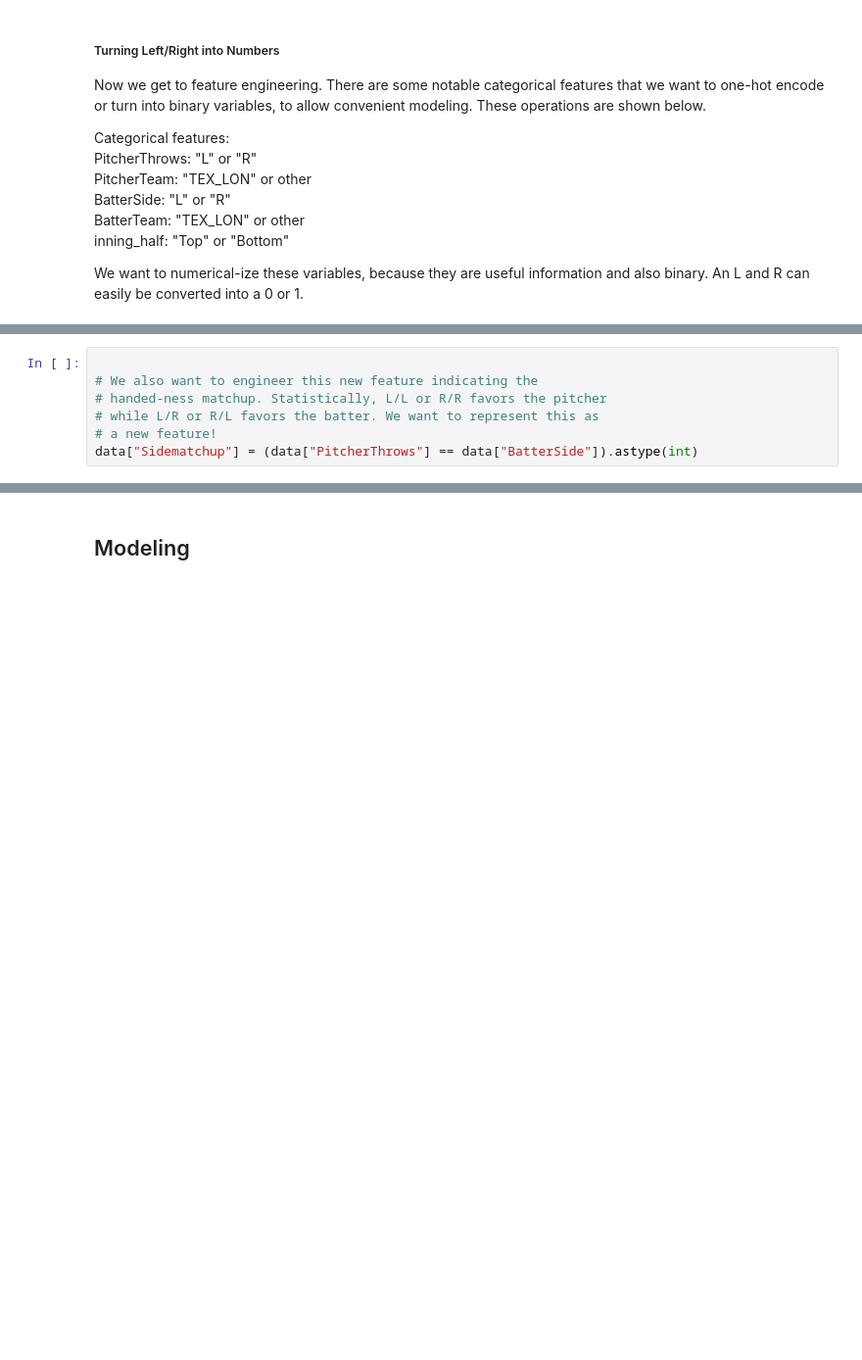
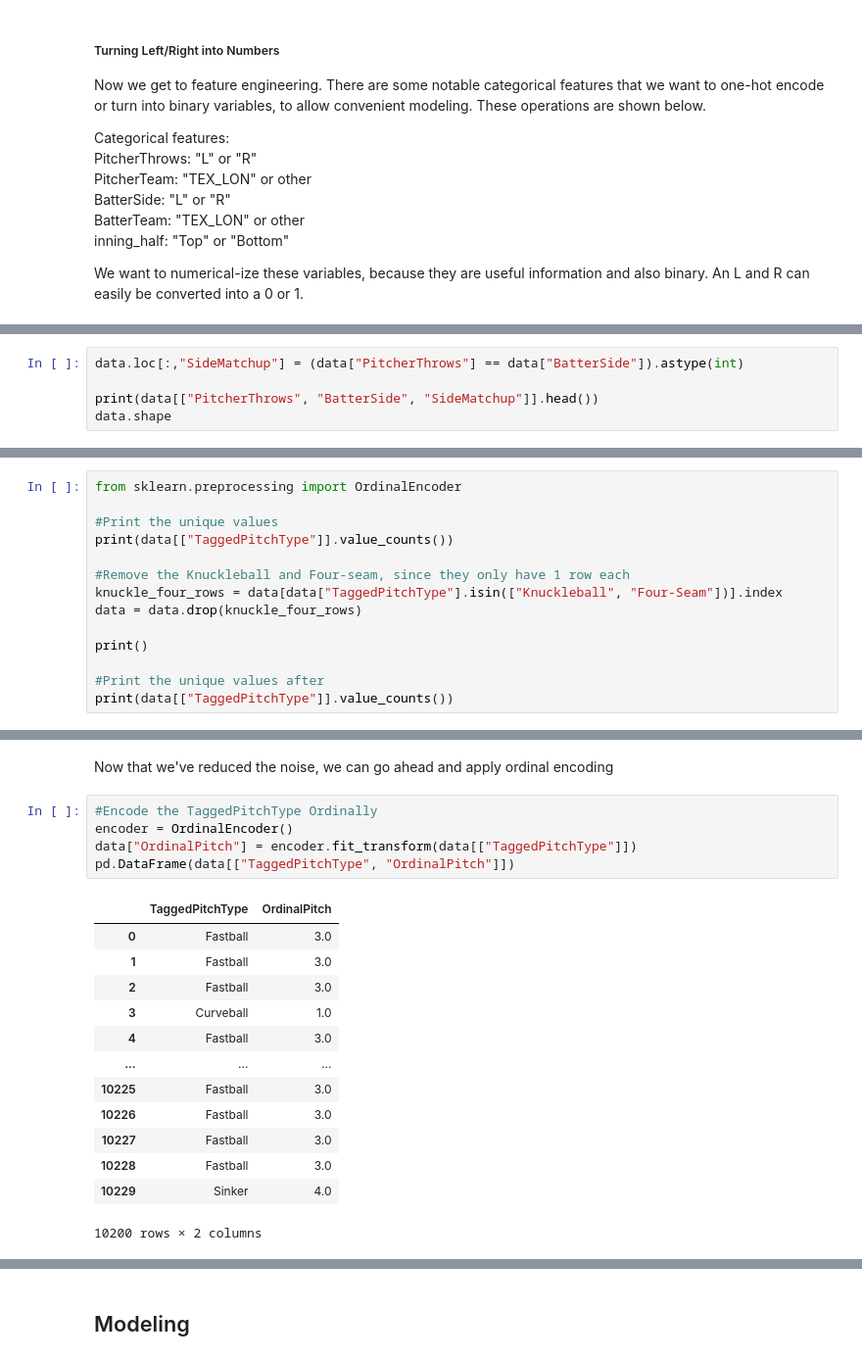
Before and after one commit to dylan-dang/baseball-ml-project, a Jupyter notebook: notebook.ipynb, the cells around one changed output, grey strips where cells are left out. Shown at 98% size. Cells and saved outputs as stored; diff of their text form; blank space fills up the shorter version.

Commit message:
Polished feature engineering, ordinally encoded pitch type

```diff
--- a/notebook.ipynb
+++ b/notebook.ipynb
@@ -488,7 +478,0 @@ data.head()
-# %%
-
-# We also want to engineer this new feature indicating the
-# handed-ness matchup. Statistically, L/L or R/R favors the pitcher
-# while L/R or R/L favors the batter. We want to represent this as
-# a new feature!
-data["Sidematchup"] = (data["PitcherThrows"] == data["BatterSide"]).astype(int)
@@ -519,0 +483,5 @@ pd.DataFrame(after_hit_data[["TaggedPitchType", "TaggedPitchTypeOrdinal"]])
+# %%
+data.loc[:,"SideMatchup"] = (data["PitcherThrows"] == data["BatterSide"]).astype(int)
+
+print(data[["PitcherThrows", "BatterSide", "SideMatchup"]].head())
+data.shape
@@ -519,0 +507,14 @@ pd.DataFrame(after_hit_data[["TaggedPitchType", "TaggedPitchTypeOrdinal"]])
+# %%
+from sklearn.preprocessing import OrdinalEncoder
+
+#Print the unique values
+print(data[["TaggedPitchType"]].value_counts())
+
+#Remove the Knuckleball and Four-seam, since they only have 1 row each
+knuckle_four_rows = data[data["TaggedPitchType"].isin(["Knuckleball", "Four-Seam"])].index
+data = data.drop(knuckle_four_rows)
+
+print()
+
+#Print the unique values after
+print(data[["TaggedPitchType"]].value_counts())
@@ -519,0 +541,21 @@ pd.DataFrame(after_hit_data[["TaggedPitchType", "TaggedPitchTypeOrdinal"]])
+# %% [markdown]
+Now that we've reduced the noise, we can go ahead and apply ordinal encoding
+# %%
+#Encode the TaggedPitchType Ordinally
+encoder = OrdinalEncoder()
+data["OrdinalPitch"] = encoder.fit_transform(data[["TaggedPitchType"]])
+pd.DataFrame(data[["TaggedPitchType", "OrdinalPitch"]])
+# %% [output]
+|  | TaggedPitchType | OrdinalPitch |
+| 0 | Fastball | 3.0 |
+| 1 | Fastball | 3.0 |
+| 2 | Fastball | 3.0 |
+| 3 | Curveball | 1.0 |
+| 4 | Fastball | 3.0 |
+| ... | ... | ... |
+| 10225 | Fastball | 3.0 |
+| 10226 | Fastball | 3.0 |
+| 10227 | Fastball | 3.0 |
+| 10228 | Fastball | 3.0 |
+| 10229 | Sinker | 4.0 |
+10200 rows × 2 columns
```
Also changed, not shown: parts of 15 cells of this notebook.
